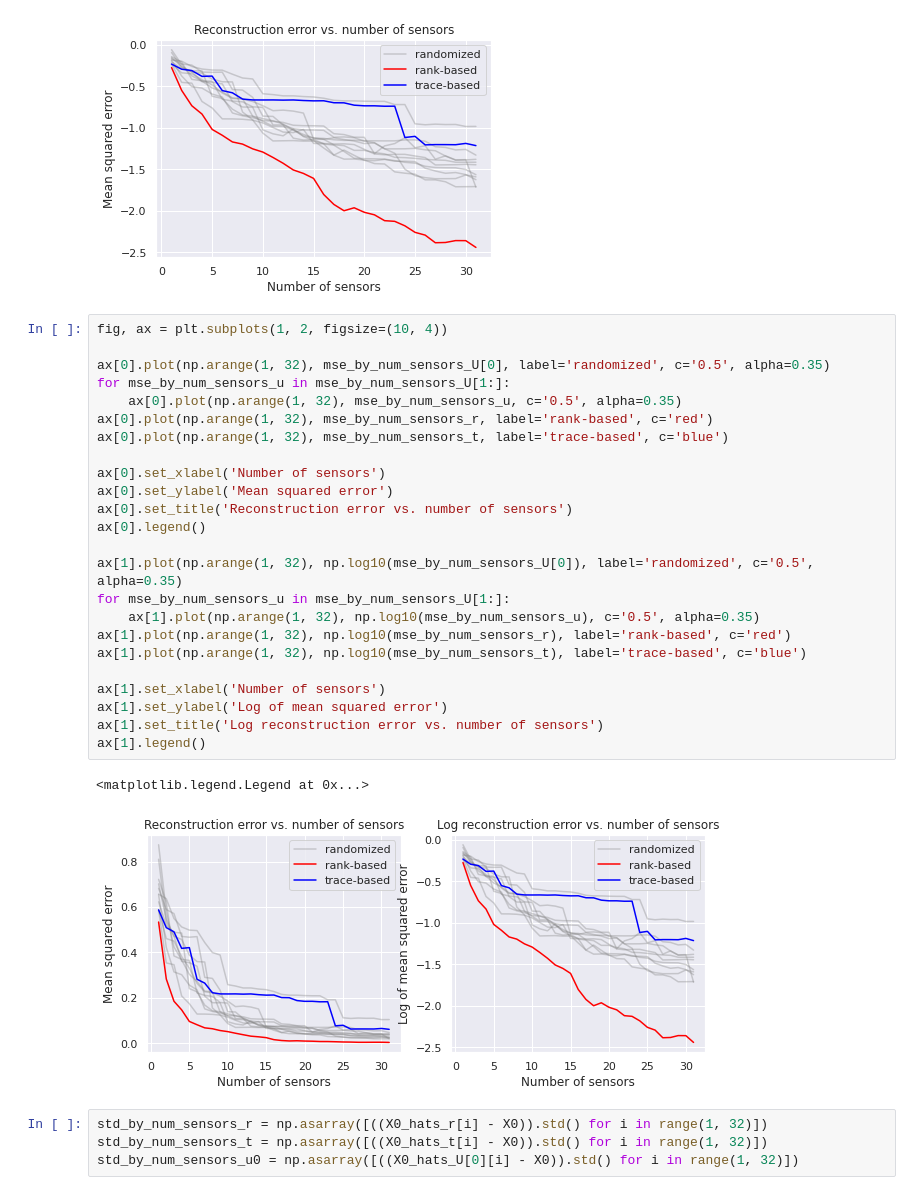
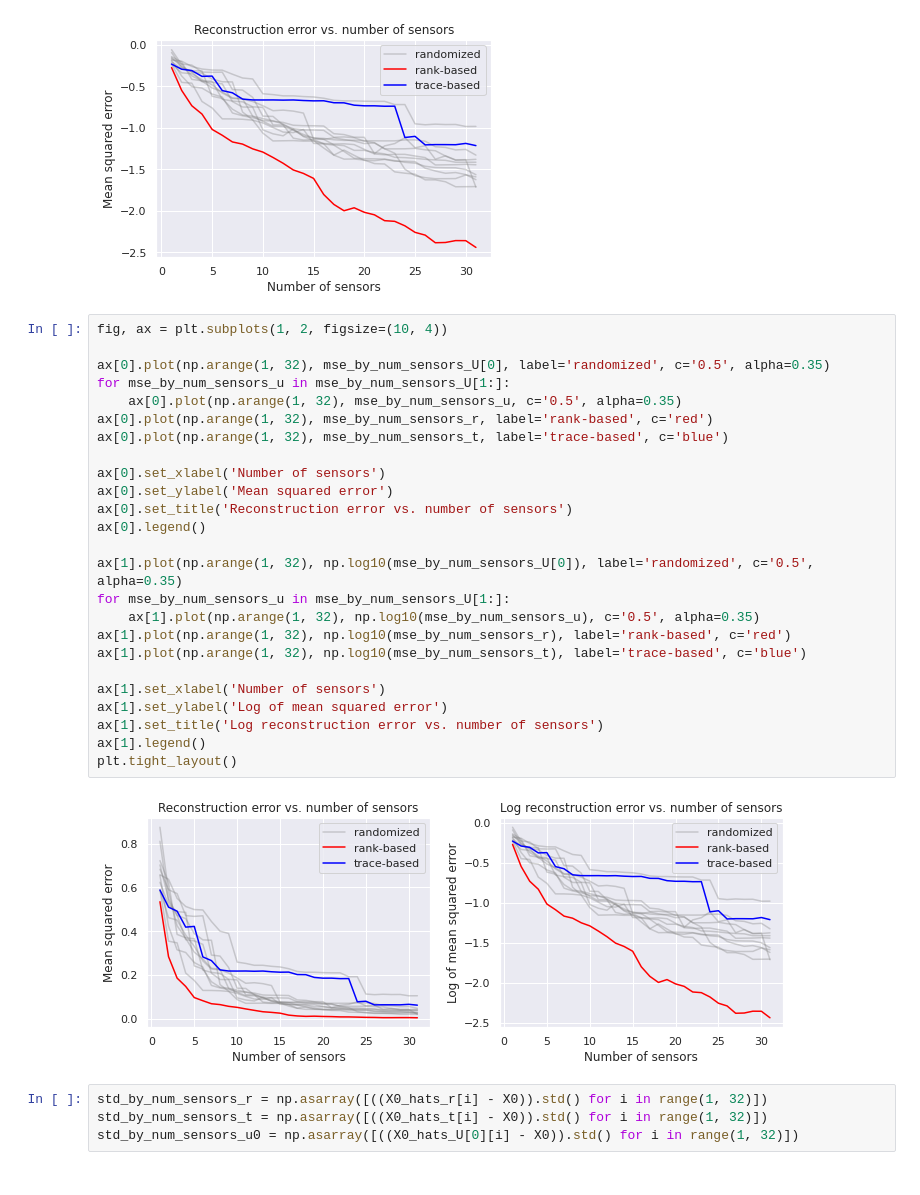
Before and after one commit to kLabUM/sensor-placement, a Jupyter notebook: notebooks/advection_diffusion_reconstruction_analysis_heat_kernel.ipynb, the cells around one changed output. Drawn from its saved outputs; the diff is of its cells as text.

Commit message:
Slightly change plot

```diff
--- a/notebooks/advection_diffusion_reconstruction_analysis_heat_kernel.ipynb
+++ b/notebooks/advection_diffusion_reconstruction_analysis_heat_kernel.ipynb
@@ -337,30 +337,30 @@ plt.legend()
 # %%
 fig, ax = plt.subplots(1, 2, figsize=(10, 4))
 
 ax[0].plot(np.arange(1, 32), mse_by_num_sensors_U[0], label='randomized', c='0.5', alpha=0.35)
 for mse_by_num_sensors_u in mse_by_num_sensors_U[1:]:
     ax[0].plot(np.arange(1, 32), mse_by_num_sensors_u, c='0.5', alpha=0.35)
 ax[0].plot(np.arange(1, 32), mse_by_num_sensors_r, label='rank-based', c='red')
 ax[0].plot(np.arange(1, 32), mse_by_num_sensors_t, label='trace-based', c='blue')
 
 ax[0].set_xlabel('Number of sensors')
 ax[0].set_ylabel('Mean squared error')
 ax[0].set_title('Reconstruction error vs. number of sensors')
 ax[0].legend()
 
 ax[1].plot(np.arange(1, 32), np.log10(mse_by_num_sensors_U[0]), label='randomized', c='0.5', alpha=0.35)
 for mse_by_num_sensors_u in mse_by_num_sensors_U[1:]:
     ax[1].plot(np.arange(1, 32), np.log10(mse_by_num_sensors_u), c='0.5', alpha=0.35)
 ax[1].plot(np.arange(1, 32), np.log10(mse_by_num_sensors_r), label='rank-based', c='red')
 ax[1].plot(np.arange(1, 32), np.log10(mse_by_num_sensors_t), label='trace-based', c='blue')
 
 ax[1].set_xlabel('Number of sensors')
 ax[1].set_ylabel('Log of mean squared error')
 ax[1].set_title('Log reconstruction error vs. number of sensors')
 ax[1].legend()
+plt.tight_layout()
 # %% [output]
-<matplotlib.legend.Legend at 0x...>
-[figure, old version]
+[figure, new version]
 # %%
 std_by_num_sensors_r = np.asarray([((X0_hats_r[i] - X0)).std() for i in range(1, 32)])
 std_by_num_sensors_t = np.asarray([((X0_hats_t[i] - X0)).std() for i in range(1, 32)])
```
